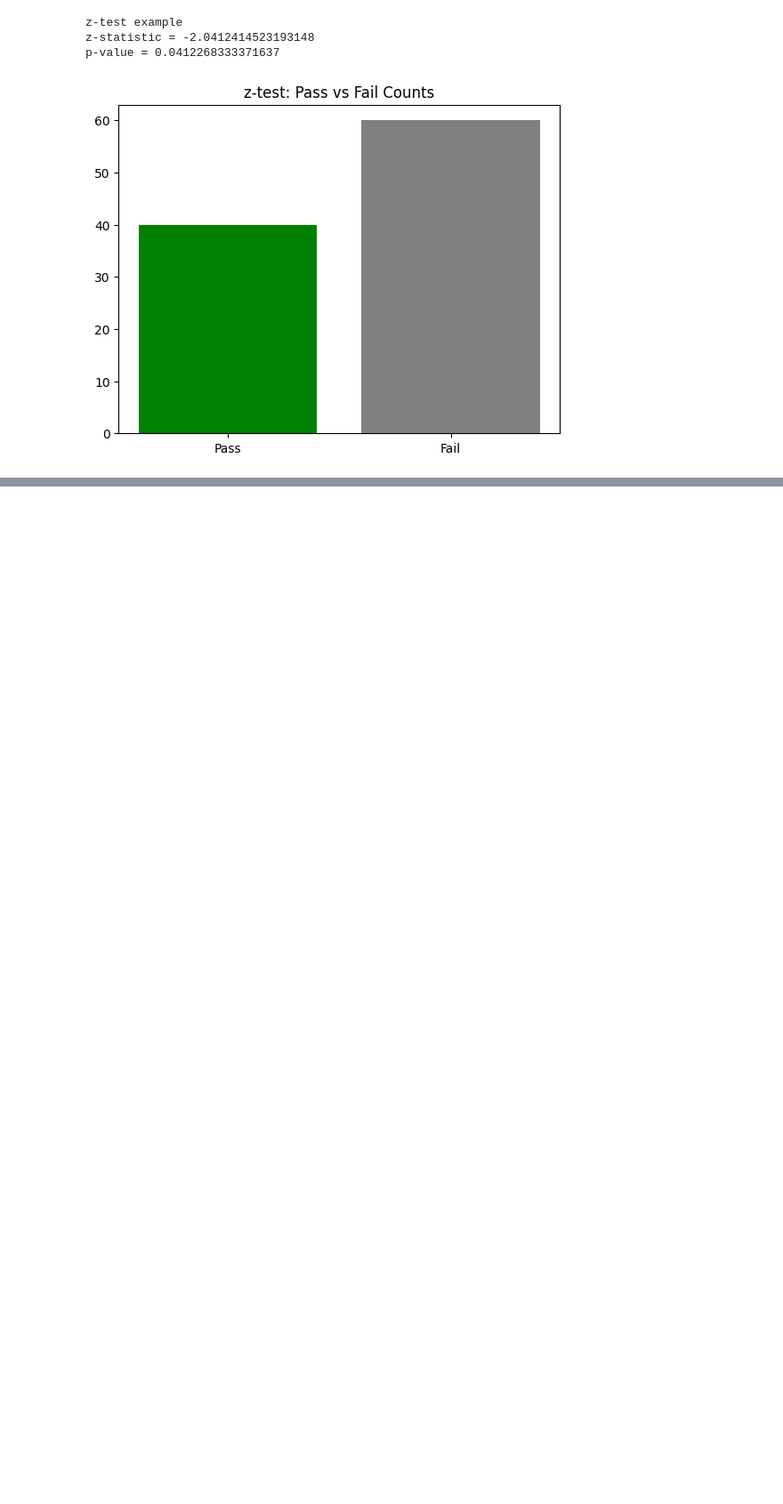
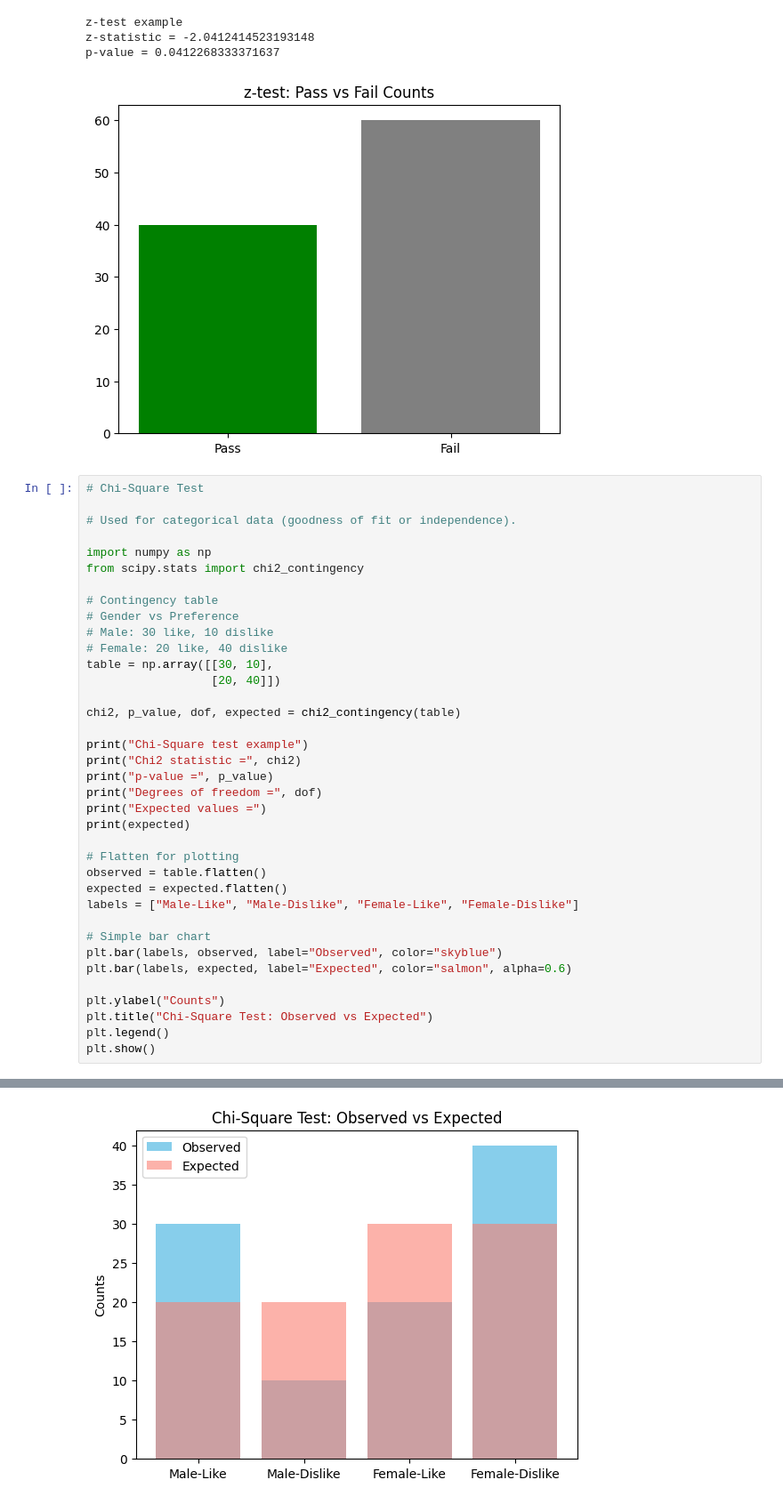
Before and after one commit to jeenakarmi/MachineLearning, a Jupyter notebook: Hypothesis_Testing/tests.ipynb, the cells around one changed output, grey strips where cells are left out. Shown at 89% size. Saved outputs shown, nothing was run; the diff lists cells and outputs as text; blank space fills up the shorter version.

Commit message:
Add chi-square-test

```diff
--- a/Hypothesis_Testing/tests.ipynb
+++ b/Hypothesis_Testing/tests.ipynb
@@ -49,3 +49,41 @@ z-test example
 z-statistic = -2.0412414523193148
 p-value = 0.0412268333371637
 [figure]
+# %%
+# Chi-Square Test
+
+# Used for categorical data (goodness of fit or independence).
+
+import numpy as np
+from scipy.stats import chi2_contingency
+
+# Contingency table
+# Gender vs Preference
+# Male: 30 like, 10 dislike
+# Female: 20 like, 40 dislike
+table = np.array([[30, 10],
+                  [20, 40]])
+
+chi2, p_value, dof, expected = chi2_contingency(table)
+
+print("Chi-Square test example")
+print("Chi2 statistic =", chi2)
+print("p-value =", p_value)
+print("Degrees of freedom =", dof)
+print("Expected values =")
+print(expected)
+
+# Flatten for plotting
+observed = table.flatten()
+expected = expected.flatten()
+labels = ["Male-Like", "Male-Dislike", "Female-Like", "Female-Dislike"]
+
+# Simple bar chart
+plt.bar(labels, observed, label="Observed", color="skyblue")
+plt.bar(labels, expected, label="Expected", color="salmon", alpha=0.6)
+
+plt.ylabel("Counts")
+plt.title("Chi-Square Test: Observed vs Expected")
+plt.legend()
+plt.show()
+# %% [output]
@@ -51,0 +97 @@ p-value = 0.0412268333371637
+[figure, added]
```
Also changed, not shown: parts of 1 cell of this notebook.
